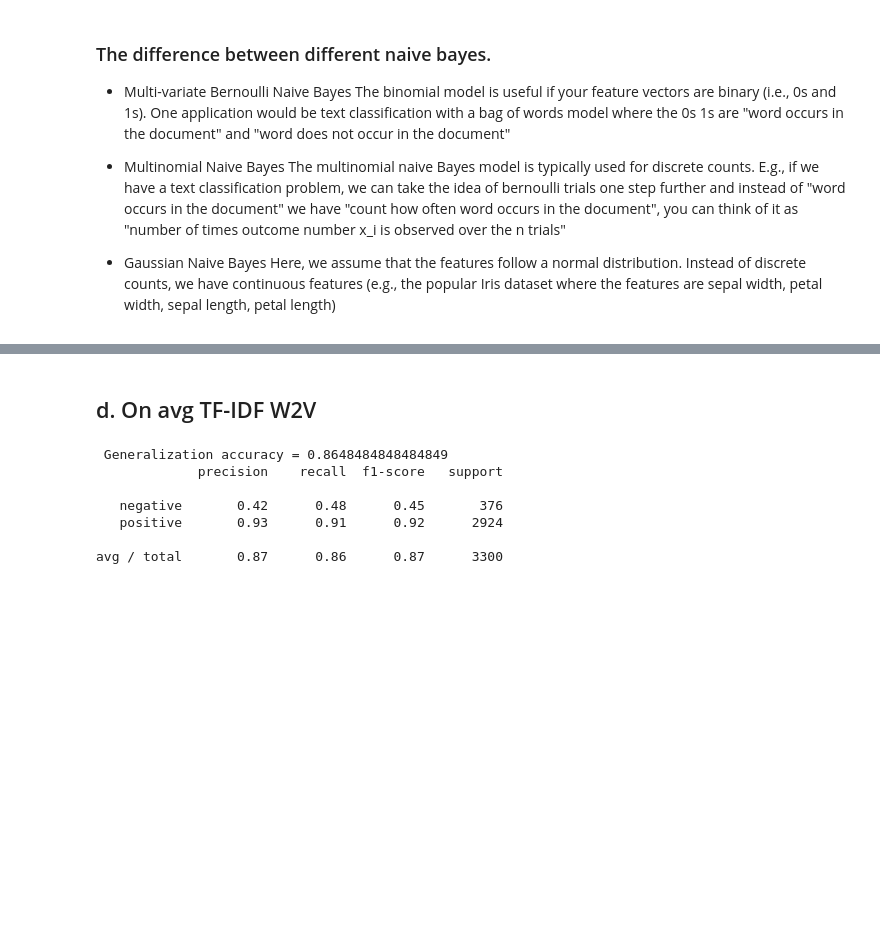
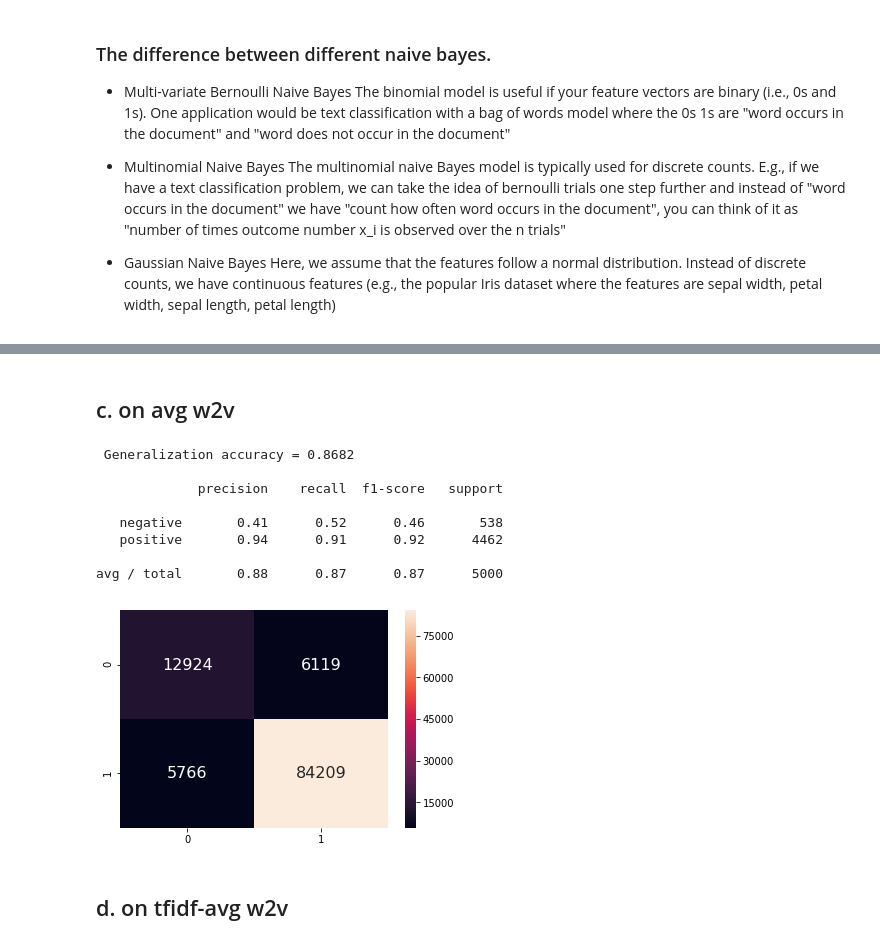
Before and after one commit to adityaadarsh/amazon-fine-food-reviws-polarity-analyses, a Jupyter notebook: Naive bayes on amazon fine food reviews.ipynb, the cells around one changed output, grey strips where cells are left out. Saved outputs shown, nothing was run; the diff lists cells and outputs as text; code cells hidden in the pictures; blank space fills up the shorter version.

```diff
--- a/Naive bayes on amazon fine food reviews.ipynb
+++ b/Naive bayes on amazon fine food reviews.ipynb
@@ -350 +352,19 @@ len(tfidf_sent_vectors)
+# %%
+
+def timegausNB(xtrain,xtest,ytrain,ytest):
+
+    #xtrain,xtest,ytrain,ytest=train_test_split(X,y,test_size=0.33, random_state=42)
+
+    gnb=GaussianNB() # gaussianNB doesn`t support smoothing
+    acc=cross_val_score(gnb,xtrain,ytrain,cv=10, scoring='accuracy', n_jobs=1)
+
+    # Generalization accuracy
+    gnb=GaussianNB()
+    gnb.fit(xtrain,ytrain)
+    ypred=gnb.predict(xtest)
+    print(f"\n Generalization accuracy = {accuracy_score(ytest,ypred)}\n")
+    print(classification_report(ytest,ypred))
+
+    df_cm = pd.DataFrame(confusion_matrix(ytest,ypred), range(2),range(2))
+    sn.heatmap(cm,annot=True,annot_kws={"size": 16}, fmt='g')
 # %%
@@ -454,15 +497,22 @@ avg / total       0.89      0.87      0.88      3300
+# %% [markdown]
+## c. on avg w2v
+# %%
+xtrain=sent_vectors[:15000]
+xtest=sent_vectors[15000:]
+ytrain=filtered_dataset["Score"][:15000]
+ytest=filtered_dataset["Score"][15000:20000]
+
+#timemultiNB(xtrain,xtest,ytrain,ytest)
+timegausNB(xtrain,xtest,ytrain,ytest)
+# %% [output]
+ Generalization accuracy = 0.8682
+
+             precision    recall  f1-score   support
+
+   negative       0.41      0.52      0.46       538
+   positive       0.94      0.91      0.92      4462
+
+avg / total       0.88      0.87      0.87      5000
+[figure, added]
 # %% [markdown]
-## d. On avg TF-IDF W2V
+## d. on tfidf-avg w2v
-# %%
-X=tfidf_sent_vectors[:10000]
-y=filtered_dataset['Score'][:10000]
-
-gausNB(X,y)
-# %% [output]
- Generalization accuracy = 0.8648484848484849
-             precision    recall  f1-score   support
-
-   negative       0.42      0.48      0.45       376
-   positive       0.93      0.91      0.92      2924
-
-avg / total       0.87      0.86      0.87      3300
```
Also changed, not shown: parts of 19 cells of this notebook, 1 other file.
